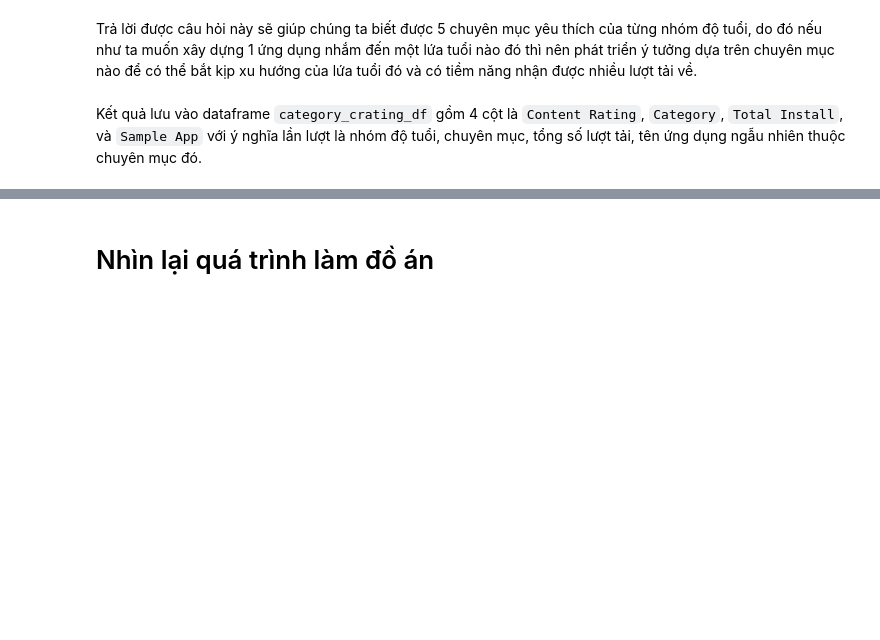
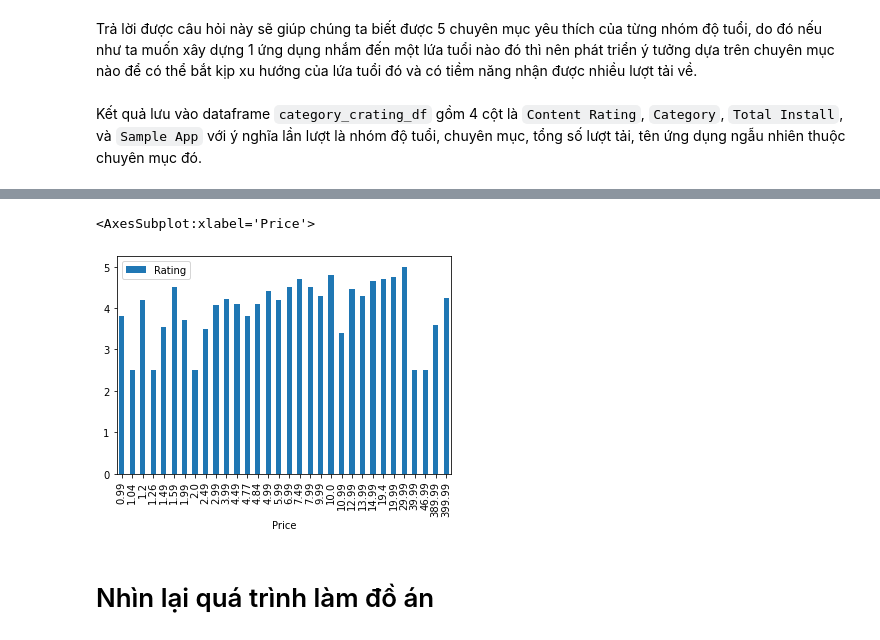
Before and after one commit to tqthangbl/P4DS-FinalProject, a Jupyter notebook: notebook.ipynb, the cells around one changed output, grey strips where cells are left out. Cells and saved outputs as stored; diff of their text form; code cells hidden in the pictures; blank space fills up the shorter version.

```diff
--- a/notebook.ipynb
+++ b/notebook.ipynb
@@ -807,3 +895,21 @@ ValueError: cannot insert Content Rating, already exists
+# %%
+category = 'FAMILY'
+
+df = app_df[['Category', 'Price', 'Rating']].copy()
+
+df['Category'] = df['Category'].fillna('OTHER')
+df['Rating'] = df['Rating'].fillna(2.5)
+
+df = df[df['Category'] == category]
+df = df[df['Price'] > 0]
+df = df.groupby('Price').mean()
+df
+df.plot.bar()
+# plt.xlabel('Price ($)')
+# plt.ylabel('Average Rating')
+# %% [output]
+<AxesSubplot:xlabel='Price'>
+[figure, added]
 # %% [markdown]
 # Nhìn lại quá trình làm đồ án
 # %% [markdown]
```
Also changed, not shown: parts of 48 cells of this notebook.
